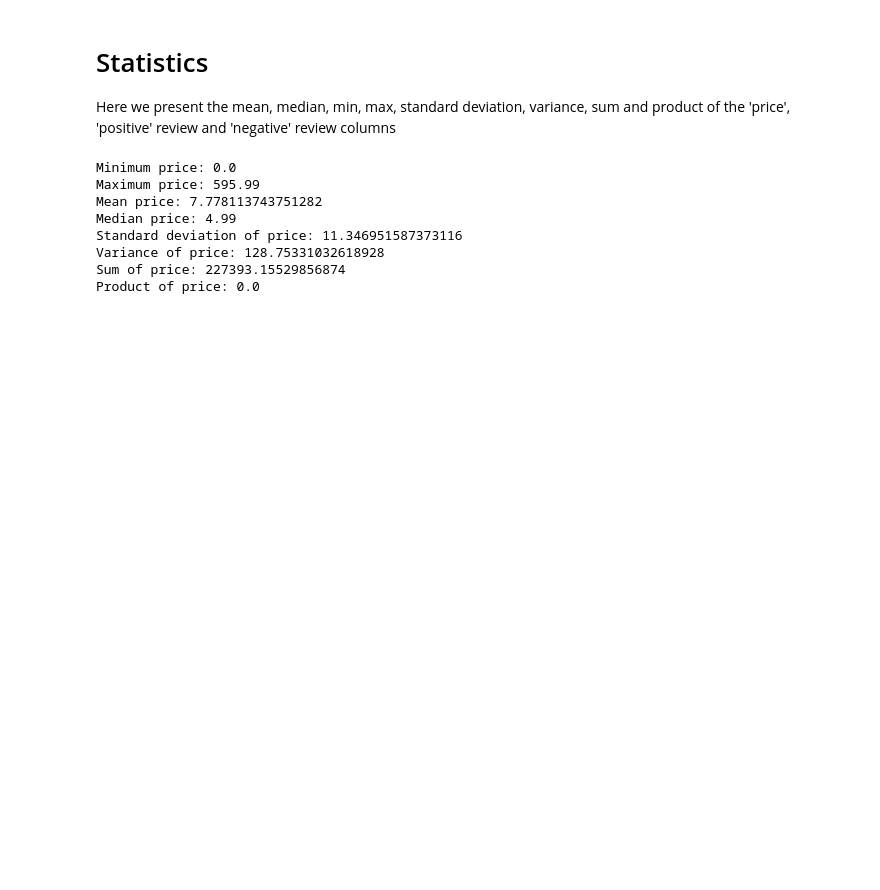
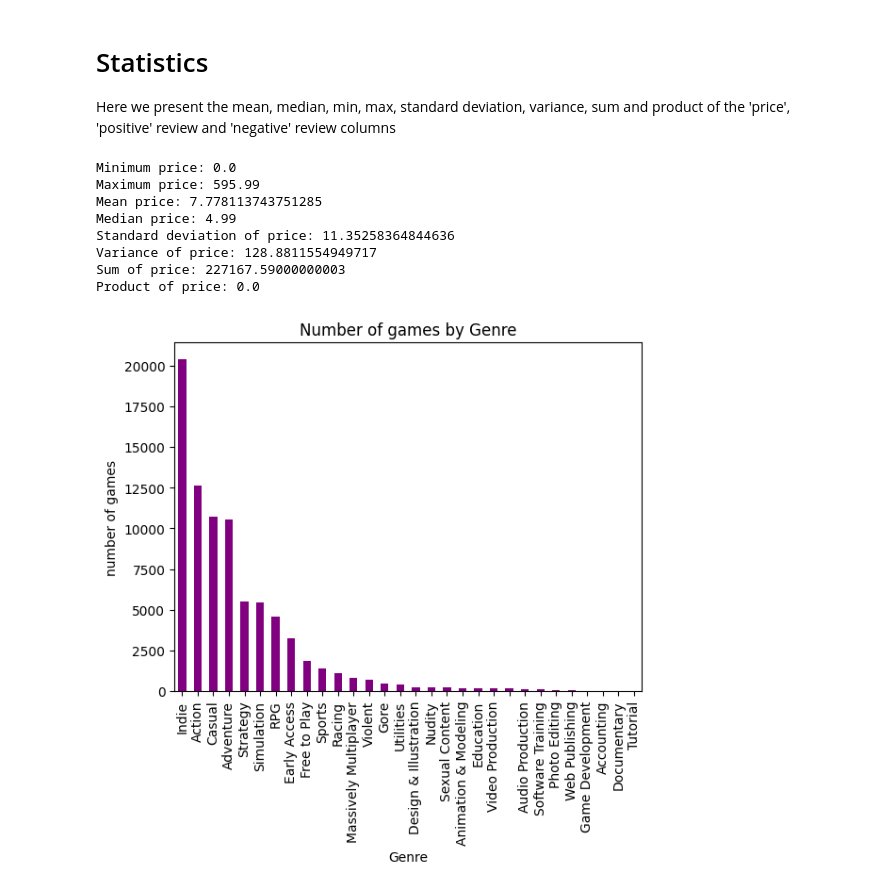
Before and after one commit to Florrena/project, a Jupyter notebook: 1.ipynb, the cells around one changed output. Saved outputs shown, nothing was run; the diff lists cells and outputs as text; code cells hidden in the pictures; blank space fills up the shorter version.

Commit message:
genre

```diff
--- a/1.ipynb
+++ b/1.ipynb
@@ -156,20 +156,3 @@ plt.title('Scatter Plot of Cost vs Price')
 plt.show()
 # %% [output]
 [figure]
-# %%
-# Creating bins for 'positive' column
-bins = [0, 1000, 5000 , 8000, 10000, 20000]
-
-# Lets create lables for each bin
-labels = ['Very low', 'Low', 'Medium', 'High', 'Very High']
-
-# we will use cut function to bin
-data['Popularity'] = pd.cut(data['positive'], bins=bins, labels=labels, right=False)
-
-# Get the list of categories
-categories_list = data['Popularity'].cat.categories.tolist()
-print(categories_list)
-
-# Count the values in each bin
-bin_counts = data['Popularity'].value_counts()
-print(bin_counts)
@@ -342,9 +316,28 @@ print("Product of price:", product_price)
 # %% [output]
 Minimum price: 0.0
 Maximum price: 595.99
-Mean price: 7.778113743751282
+Mean price: 7.778113743751285
 Median price: 4.99
-Standard deviation of price: 11.346951587373116
-Variance of price: 128.75331032618928
-Sum of price: 227393.15529856874
+Standard deviation of price: 11.35258364844636
+Variance of price: 128.8811554949717
+Sum of price: 227167.59000000003
 Product of price: 0.0
+# %%
+# Check for missing values and replace with an empty string
+data['genre'] = data['genre'].fillna('')
+
+# Split the genres and create a list of all genres
+all_genres = [genre.split(', ') for genre in data['genre']]
+all_genres_flat = [item for sublist in all_genres for item in sublist]
+
+# Create a DataFrame to count the frequency of each genre
+genre_counts = pd.Series(all_genres_flat).value_counts()
+
+# Plot a bar chart
+genre_counts.plot(kind='bar', color='purple')
+plt.xlabel('Genre')
+plt.ylabel('number of games')
+plt.title('Number of games by Genre')
+plt.show()
+# %% [output]
+[figure, added]
```
Also changed, not shown: parts of 2 cells of this notebook.
